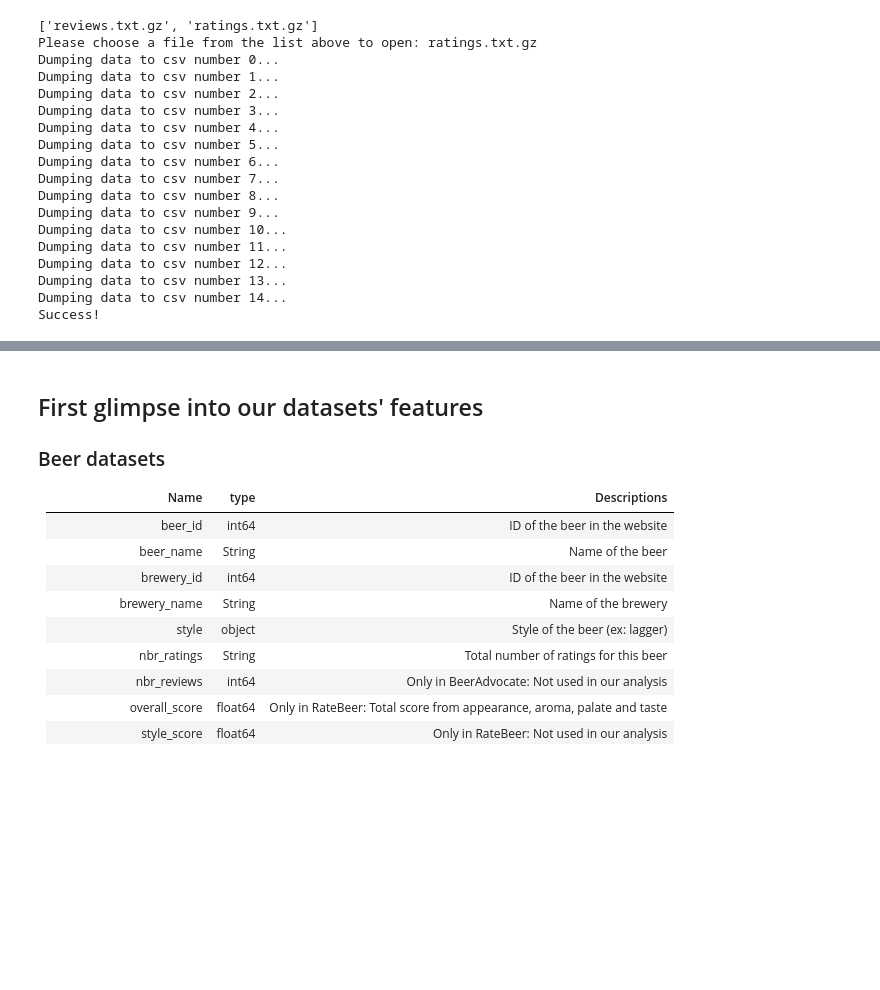
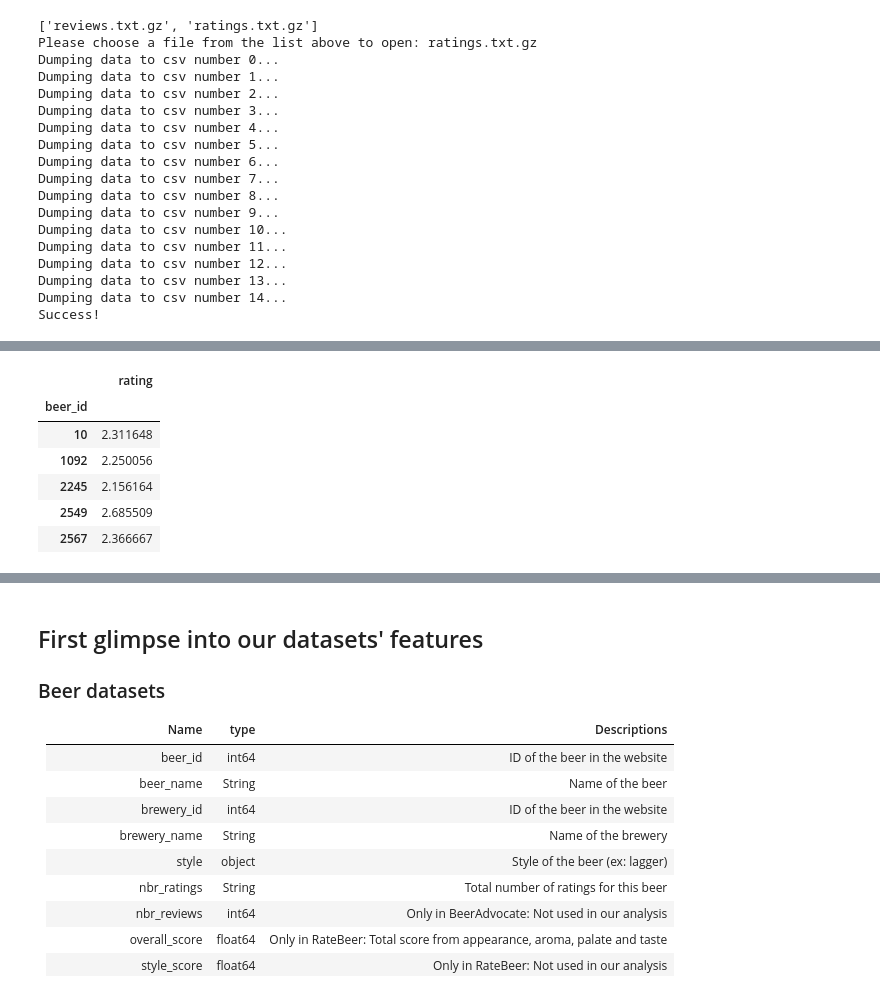
Before and after one commit to epfl-ada/ada-2022-project-hotchocolate, a Jupyter notebook: P3_Auriane_WIP.ipynb, the cells around one changed output, grey strips where cells are left out. Cells and saved outputs as stored; diff of their text form; code cells hidden in the pictures; blank space fills up the shorter version.

```diff
--- a/P3_Auriane_WIP.ipynb
+++ b/P3_Auriane_WIP.ipynb
@@ -90,3 +107,14 @@ Name: rating, dtype: float64
+# %%
+df_grouped_global_ratings=mysmallratings.groupby(["beer_id"]).rating.mean().to_frame()
+df_grouped_global_ratings.head()
+# %% [output]
+|  | rating |
+| beer_id |  |
+| 10 | 2.311648 |
+| 1092 | 2.250056 |
+| 2245 | 2.156164 |
+| 2549 | 2.685509 |
+| 2567 | 2.366667 |
 # %%
 df_groupedratings=groupedratings.to_frame()
 # %%
```
Also changed, not shown: parts of 20 cells of this notebook.
